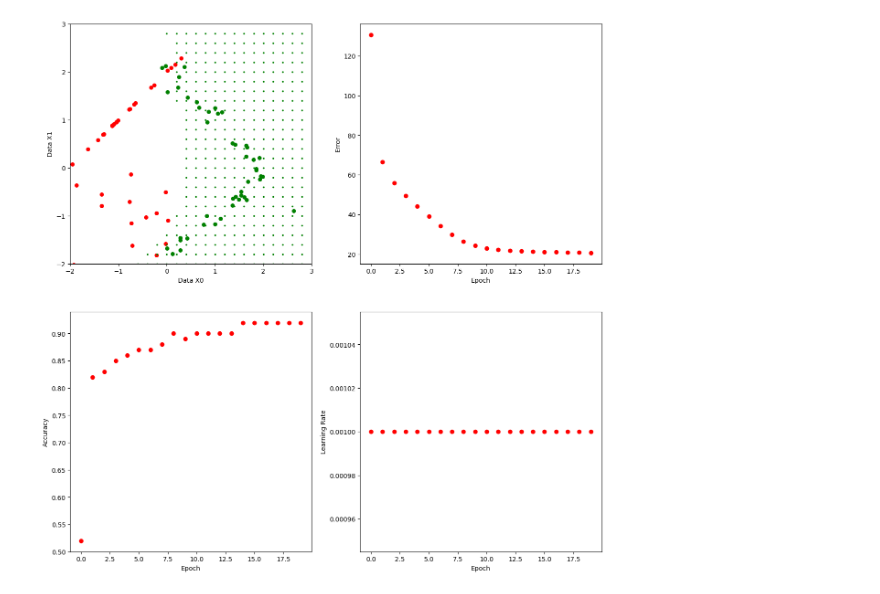
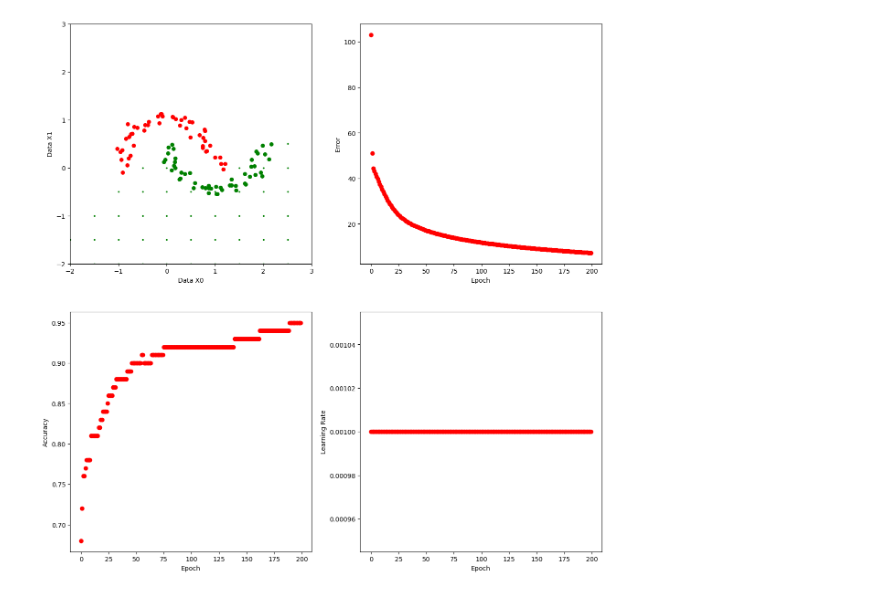
Before and after one commit to mihirgogate/micrograd, a Jupyter notebook: notebook.ipynb, the cells around one changed output. Cells and saved outputs as stored; diff of their text form; code cells hidden in the pictures.

```diff
--- a/notebook.ipynb
+++ b/notebook.ipynb
@@ -58,15 +21,26 @@ random.seed(1337)
 # make up a dataset
 from sklearn.datasets import make_moons, make_classification
 NUM_SAMPLES = 100
-# X, Y = make_moons(n_samples=NUM_SAMPLES, noise=0.1)
+X, Y = make_moons(n_samples=NUM_SAMPLES, noise=0.1)
 # X = [(-1, -1), (0, 0), (1, 1), (2, 2)]
 # Y = [-1, -1, 1, 1]
-X, Y = make_classification(n_samples = NUM_SAMPLES, n_features=2, n_redundant=0,n_classes=2)
+# X, Y = make_classification(n_samples = NUM_SAMPLES, n_features=2, n_redundant=0,n_classes=2)
 
-Y = Y*2 - 1 # make Y -1 or 1
+USE_BINARY = False
+NEGATIVE_LABEL = 0
+POSITIVE_LABEL = 1
+
+
+if USE_BINARY is False:
+    NEGATIVE_LABEL = 0
+    POSITIVE_LABEL = 1
+    Y = Y*2 - 1 # make Y -1 or 1
+
+AVERAGE_LABEL = (POSITIVE_LABEL + NEGATIVE_LABEL) / 2.0
 # %%
 from IPython.display import display, clear_output
 from matplotlib import pyplot as plt
+
 from value import Value
 from predictors import MLP, Neuron
 
@@ -75,6 +49,7 @@ def get_loss(prediction_value, y_value):
     diff = prediction_value - y_value;
     prod = diff ** 2
     return prod
+
 
 def get_loss1(prediction_value, y_value):
     f1 = lambda x: (x + 1) / 2.0
@@ -87,8 +62,9 @@ def get_loss1(prediction_value, y_value):
     product2 = f2(y_value) * pred2_ln
     return -(product1 + product2)
 
+
 def train(X, Y, n, plotter):
-    EPOCHS = 20
+    EPOCHS = 200
     DELTA = 0.001
 
     for k in range(EPOCHS):
@@ -102,9 +78,9 @@ def train(X, Y, n, plotter):
             prediction_value = n([xi0, xi1])
             y_value = Value(y, label='y')
             error = get_loss(prediction_value, y_value) + error
-            if y_value.data < 0 and prediction_value.data < 0:
+            if y_value.data < AVERAGE_LABEL and prediction_value.data < AVERAGE_LABEL:
                 correct_predictions += 1
-            elif y_value.data > 0 and prediction_value.data > 0:
+            elif y_value.data > AVERAGE_LABEL and prediction_value.data > AVERAGE_LABEL:
                 correct_predictions += 1
             else:
                 incorrect_predictions += 1
@@ -114,14 +90,11 @@ def train(X, Y, n, plotter):
 
         # adjust the weights
         for p in n.parameters():
-            # direction = 1 if p.grad >= 0 else -1
             p.data = p.data - DELTA * p.grad
 
         # reset the gradients
         for p in n.parameters():
             p.grad = 0
-
-        # print(error.data)
 
         # visualize the decision boundary
         plotter.show_decision_boundary_and_stats(n, error, k, correct_predictions, incorrect_predictions, DELTA)
@@ -158,7 +131,7 @@ class Plotter:
 
         # Show the scatter plot for the input data
         for (x, y) in zip(X,Y):
-            color = 'red' if y == -1 else 'green'
+            color = 'red' if y < AVERAGE_LABEL else 'green'
             self.decision_boundary_plot.scatter(x[0], x[1], c=color, s=30)
         self.decision_boundary_scatter = self.decision_boundary_plot.scatter(0, 0, c='green', s=3)
 
@@ -166,47 +139,47 @@ class Plotter:
 
     def show_decision_boundary_and_stats(self, predictor, error, k, correct_predictions, incorrect_predictions, learning_rate):
         # update the decision boundary scatter every 5 iterations
-        if k % 10 == 0:
+        if k > 0 and k % 10 == 0:
             offsets = []
             x0 = Value(0, label='x0')
             x1 = Value(0, label='x1')
-            for x in np.arange(-2, 3, 0.2):
-                for y in np.arange(-2, 3, 0.2):
+            for x in np.arange(-2, 3, 0.5):
+                for y in np.arange(-2, 3, 0.5):
                     x0.data = x
                     x1.data = y
                     prediction = predictor([x0, x1])
-                    if prediction.data > 0:
+                    if prediction.data > AVERAGE_LABEL:
                         offsets.append((x, y))
             self.decision_boundary_scatter.set_offsets(offsets)
 
         # update the error
         self.error_plot.plot(k, error.data, 'ro')
 
         # update the accuracy
         accuracy = (correct_predictions) / (correct_predictions + incorrect_predictions)
         self.accuracy_plot.plot(k, accuracy, 'ro')
 
         # update the learning rate
         self.learning_rate_plot.plot(k, learning_rate, 'ro')
 
         clear_output(wait=True)
         display(self.fig)
 
     def close(self):
         plt.close()
 
 
 # create a plotter to visualize the training process
 plotter = Plotter(X, Y)
 
 # create a neuron
 # n = Neuron(2)
 n = MLP(2, [16, 16, 1])
 
 # Train the neuron with these hyper-parameters
 train(X, Y, n, plotter)
 
 # Close plotter when done
 plotter.close()
 # %% [output]
-[figure, old version]
+[figure, new version]
```
Also changed, not shown: parts of 1 cell of this notebook, 2 other files.
